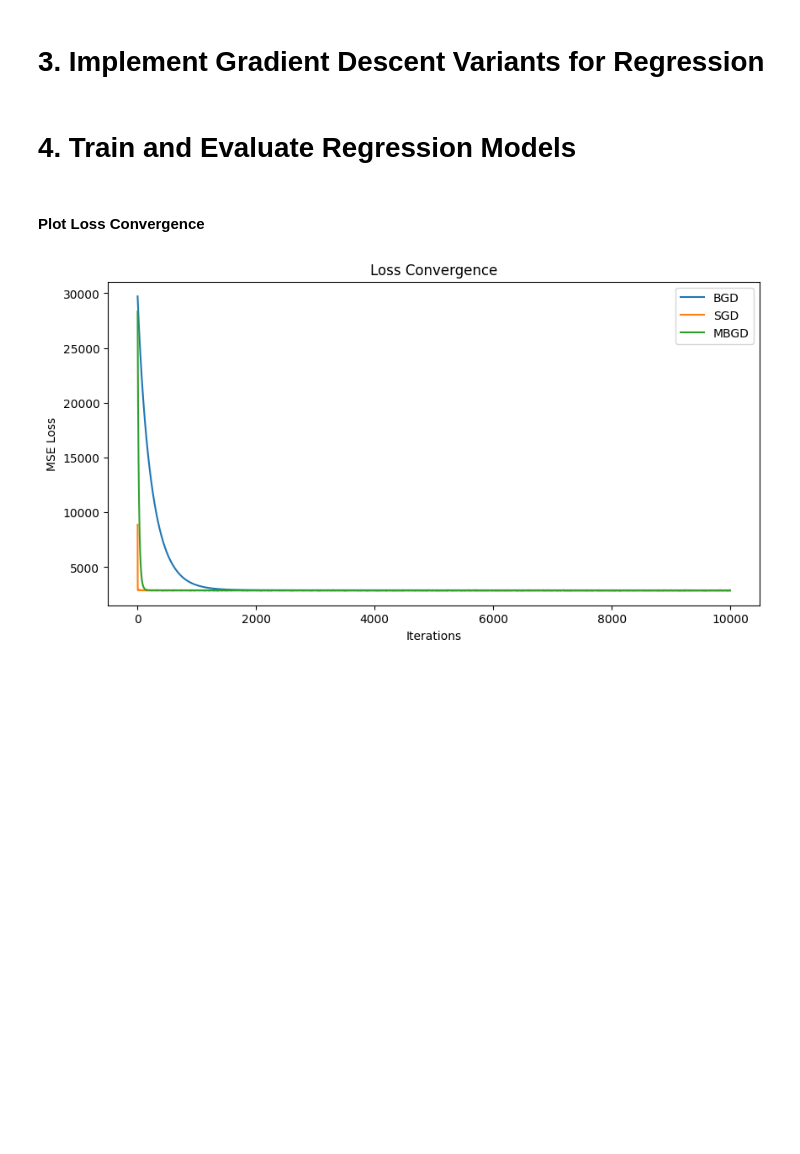
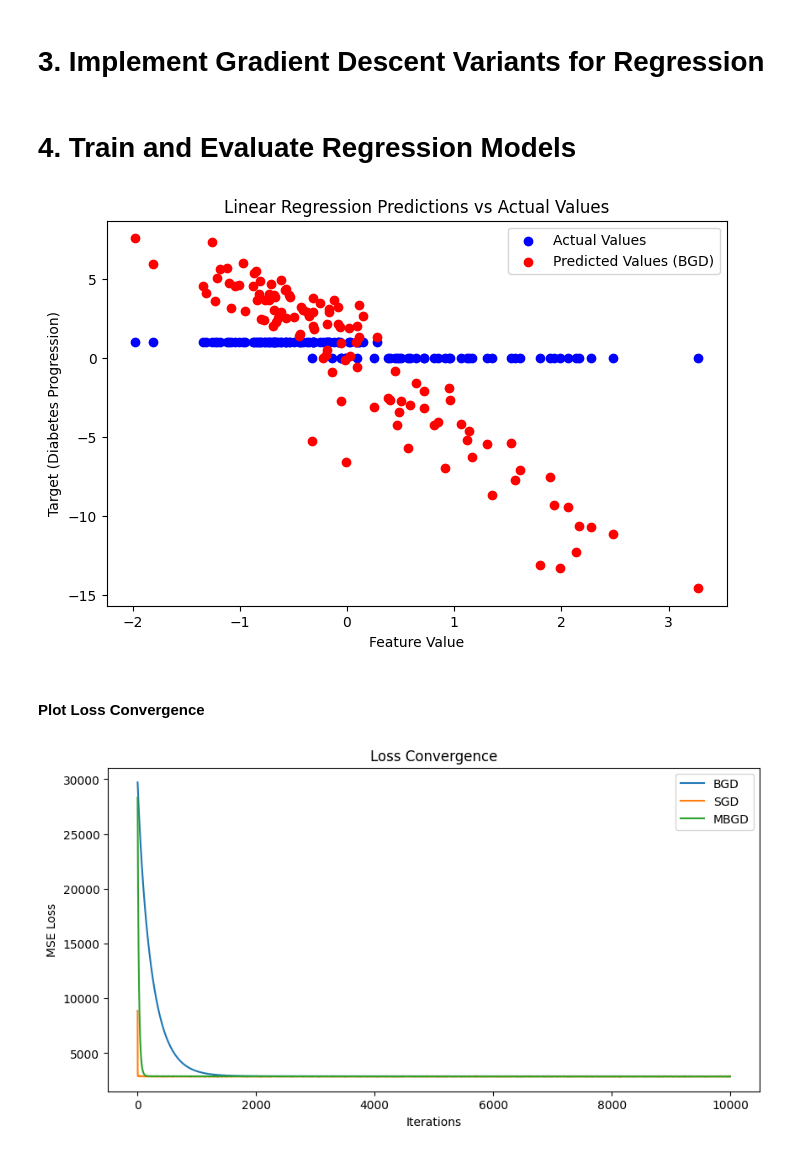
Before and after one commit to omarashraf03/Supervised-Learning, a Jupyter notebook: Task_2/main.ipynb, the cells around one changed output. Drawn from its saved outputs; the diff is of its cells as text; code cells hidden in the pictures; blank space fills up the shorter version.

Commit message:
plot data

```diff
--- a/Task_2/main.ipynb
+++ b/Task_2/main.ipynb
@@ -124,6 +124,26 @@ X_test = scaler.transform(X_test)
 w_bgd, b_bgd, loss_bgd = BGD(X_train, Y_train, 0.001, 10000)
 w_sgd, b_sgd, loss_sgd = SGD(X_train, Y_train, 0.001, 10000)
 w_mbgd, b_mbgd, loss_mbgd = MBGD(X_train, Y_train, 0.001, 10000, 32)
+# %%
+import matplotlib.pyplot as plt
+
+# Choose one feature (e.g., BMI)
+feature_index = 2  # Change this to any feature index (0-9)
+X_feature = X_train[:, feature_index]
+
+# Predictions using BGD model
+y_pred_bgd = np.dot(X_test, w_bgd) + b_bgd
+
+plt.figure(figsize=(8,5))
+plt.scatter(X_test[:, feature_index], Y_test, color="blue", label="Actual Values")
+plt.scatter(X_test[:, feature_index], y_pred_bgd, color="red", label="Predicted Values (BGD)")
+plt.xlabel("Feature Value")
+plt.ylabel("Target (Diabetes Progression)")
+plt.title("Linear Regression Predictions vs Actual Values")
+plt.legend()
+plt.show()
+# %% [output]
+[figure, added]
 # %% [markdown]
 #### Plot Loss Convergence
 # %%
```
Also changed, not shown: parts of 1 cell of this notebook.
